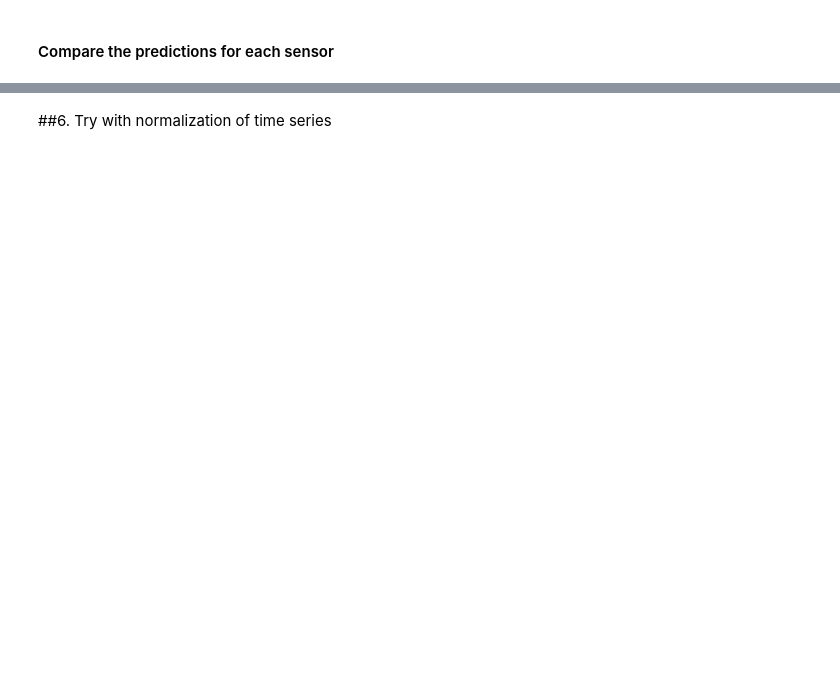
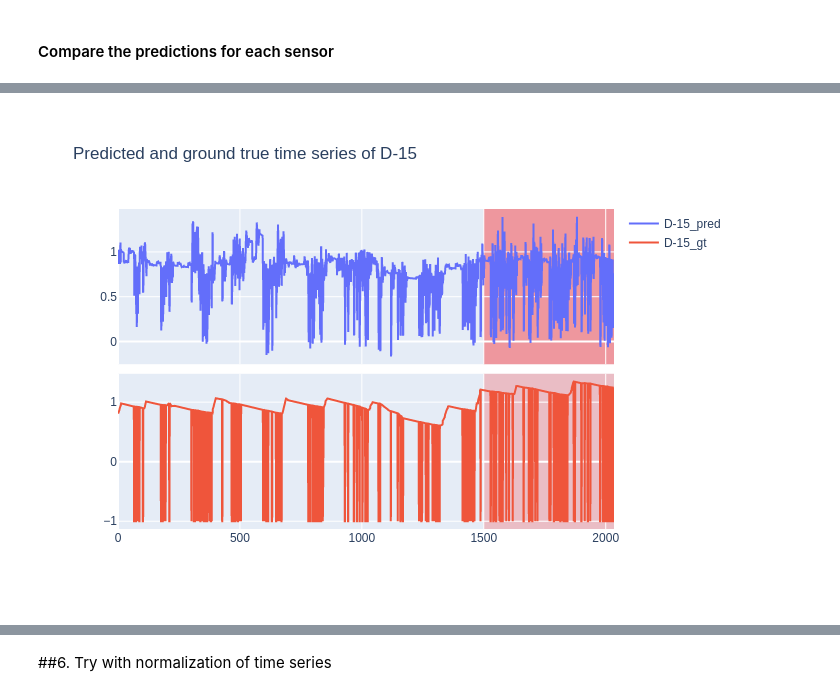
Before and after one commit to namvux1404/Anomalies-detection---Vector-workshop, a Jupyter notebook: Multivariate_timeseries_anomalies_GDN.ipynb, the cells around one changed output, grey strips where cells are left out. Saved outputs shown, nothing was run; the diff lists cells and outputs as text; code cells hidden in the pictures; blank space fills up the shorter version.

```diff
--- a/Multivariate_timeseries_anomalies_GDN.ipynb
+++ b/Multivariate_timeseries_anomalies_GDN.ipynb
@@ -440 +458,6 @@ df_label.head(5)
+# %%
+img_D15 = Image.open("/content/Anomalies-detection---Vector-workshop/images/pred_gt_D15.png")
+img_D15
+# %% [output]
+[figure, added]
 # %%
```
Also changed, not shown: parts of 16 cells of this notebook.
